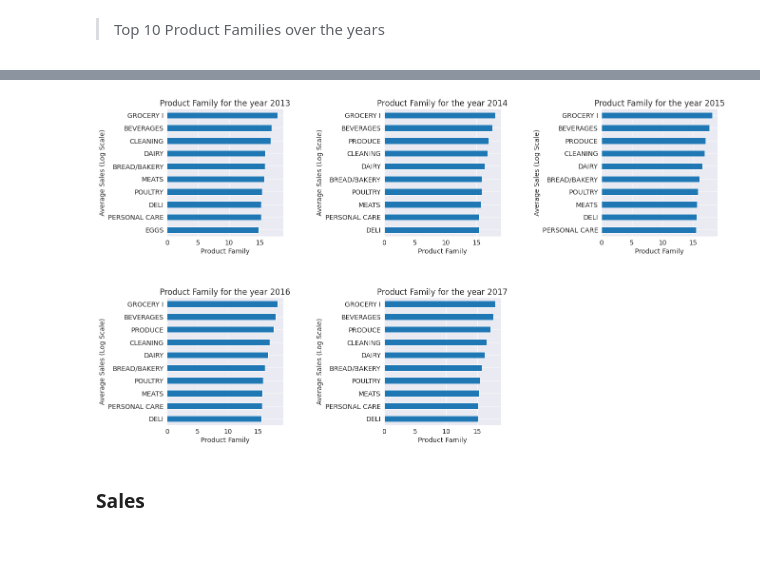
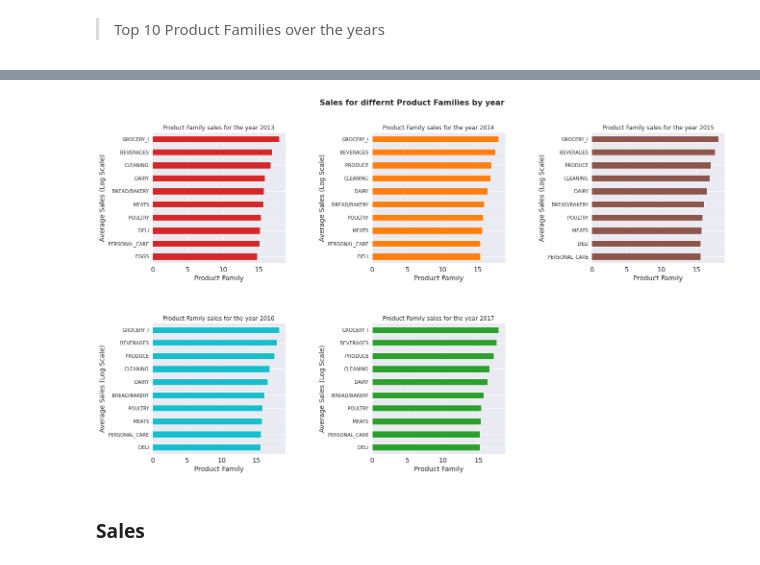
Before and after one commit to vasanthsai26/Corp-favorita-store-sales-Time-Series-Forecasting, a Jupyter notebook: corporacion_favorita_store_sales.ipynb, the cells around one changed output, grey strips where cells are left out. Cells and saved outputs as stored; diff of their text form; code cells hidden in the pictures.

```diff
--- a/corporacion_favorita_store_sales.ipynb
+++ b/corporacion_favorita_store_sales.ipynb
@@ -810,19 +812,22 @@ product_group
 # %%
 figsize = (20,12)
 fig, axes = plt.subplots(nrows=2,ncols=3,figsize=figsize)
+colors = ["tab:red","tab:orange","tab:brown","tab:cyan","tab:green","tab:purple"]
 
-for year,ax in zip(years,axes.ravel()):
+for year,ax,color in zip(years,axes.ravel(),colors):
     year_data = product_group[product_group["year"] == year].loc[:,["family","sales(log_scale)"]].head(10).sort_values(by="sales(log_scale)",ascending=True)
-    year_data.plot.barh(x="family",y="sales(log_scale)",ax=ax)
-    ax.set(title="Product Family for the year {}".format(year))
+    year_data.plot.barh(x="family",y="sales(log_scale)",ax=ax,color=color)
+    ax.set(title="Product Family sales for the year {}".format(year))
     ax.set(ylabel="Average Sales (Log Scale)", xlabel="Product Family")
-    # ax.tick_params(axis="x",labelsize=12,labelrotation=45)
+    ax.tick_params(axis="y",labelsize=10)
     ax.get_legend().remove()
+    ax.title.set_size(12)
 axes[1][2].set_visible(False)
 fig.tight_layout(pad=5.0)
+fig.suptitle("Sales for differnt Product Families by year",fontsize=16,fontweight="bold")
 plt.show();
 # %% [output]
-[figure, old version]
+[figure, new version]
 # %%
 train_df["year"] = train_df.date.dt.year
 years = list(train_df.date.dt.year.unique())
```
Also changed, not shown: parts of 3 cells of this notebook.
